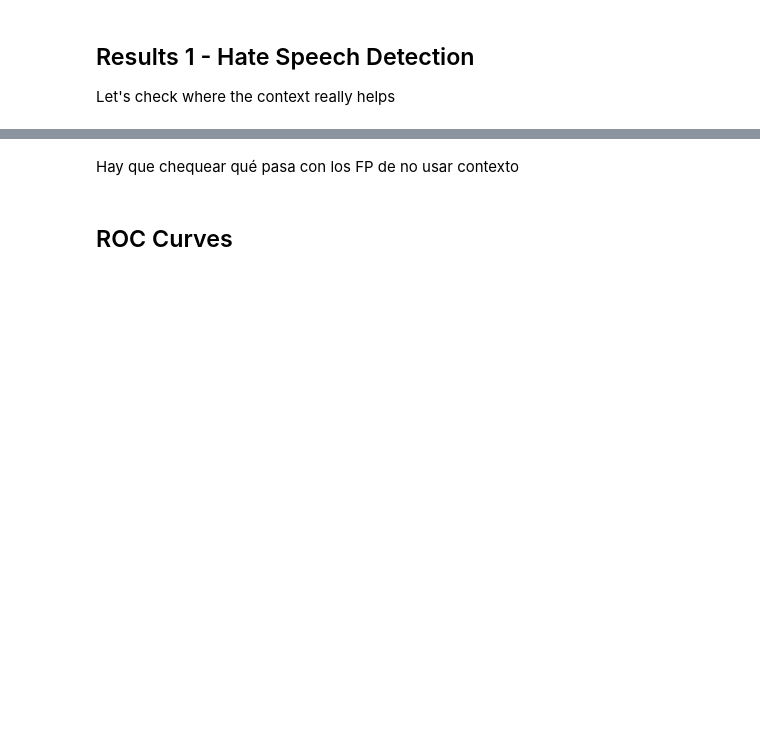
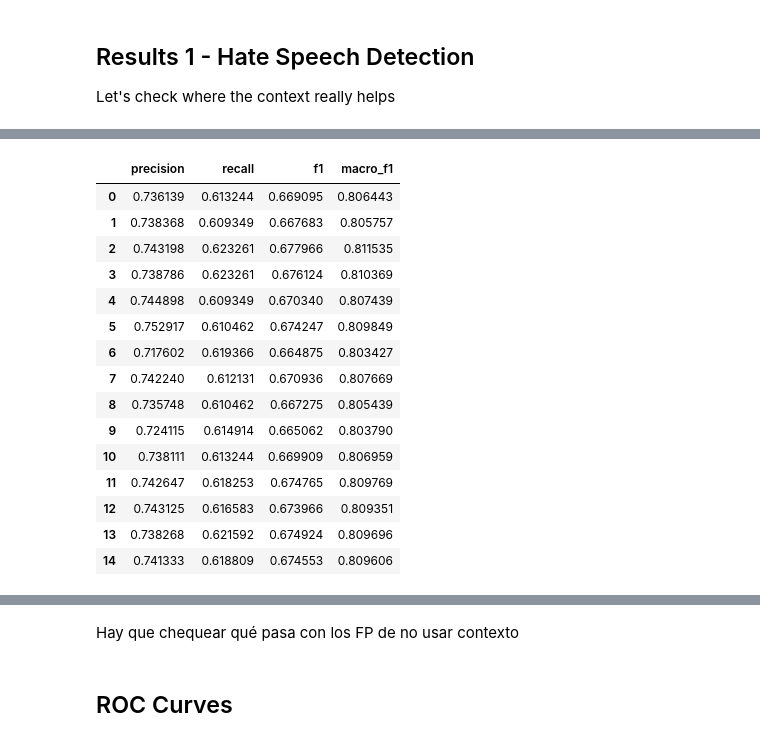
Before and after one commit to finiteautomata/contextualized-hatespeech-classification, a Jupyter notebook: notebooks/Results - 1 HS detection.ipynb, the cells around one changed output, grey strips where cells are left out. Saved outputs shown, nothing was run; the diff lists cells and outputs as text; code cells hidden in the pictures; blank space fills up the shorter version.

```diff
--- a/notebooks/Results - 1 HS detection.ipynb
+++ b/notebooks/Results - 1 HS detection.ipynb
@@ -91,0 +45,19 @@ result_df
+# %%
+sub_df[columns]
+# %% [output]
+|  | precision | recall | f1 | macro_f1 |
+| 0 | 0.736139 | 0.613244 | 0.669095 | 0.806443 |
+| 1 | 0.738368 | 0.609349 | 0.667683 | 0.805757 |
+| 2 | 0.743198 | 0.623261 | 0.677966 | 0.811535 |
+| 3 | 0.738786 | 0.623261 | 0.676124 | 0.810369 |
+| 4 | 0.744898 | 0.609349 | 0.670340 | 0.807439 |
+| 5 | 0.752917 | 0.610462 | 0.674247 | 0.809849 |
+| 6 | 0.717602 | 0.619366 | 0.664875 | 0.803427 |
+| 7 | 0.742240 | 0.612131 | 0.670936 | 0.807669 |
+| 8 | 0.735748 | 0.610462 | 0.667275 | 0.805439 |
+| 9 | 0.724115 | 0.614914 | 0.665062 | 0.803790 |
+| 10 | 0.738111 | 0.613244 | 0.669909 | 0.806959 |
+| 11 | 0.742647 | 0.618253 | 0.674765 | 0.809769 |
+| 12 | 0.743125 | 0.616583 | 0.673966 | 0.809351 |
+| 13 | 0.738268 | 0.621592 | 0.674924 | 0.809696 |
+| 14 | 0.741333 | 0.618809 | 0.674553 | 0.809606 |
```
Also changed, not shown: parts of 15 cells of this notebook, 1 other file.
